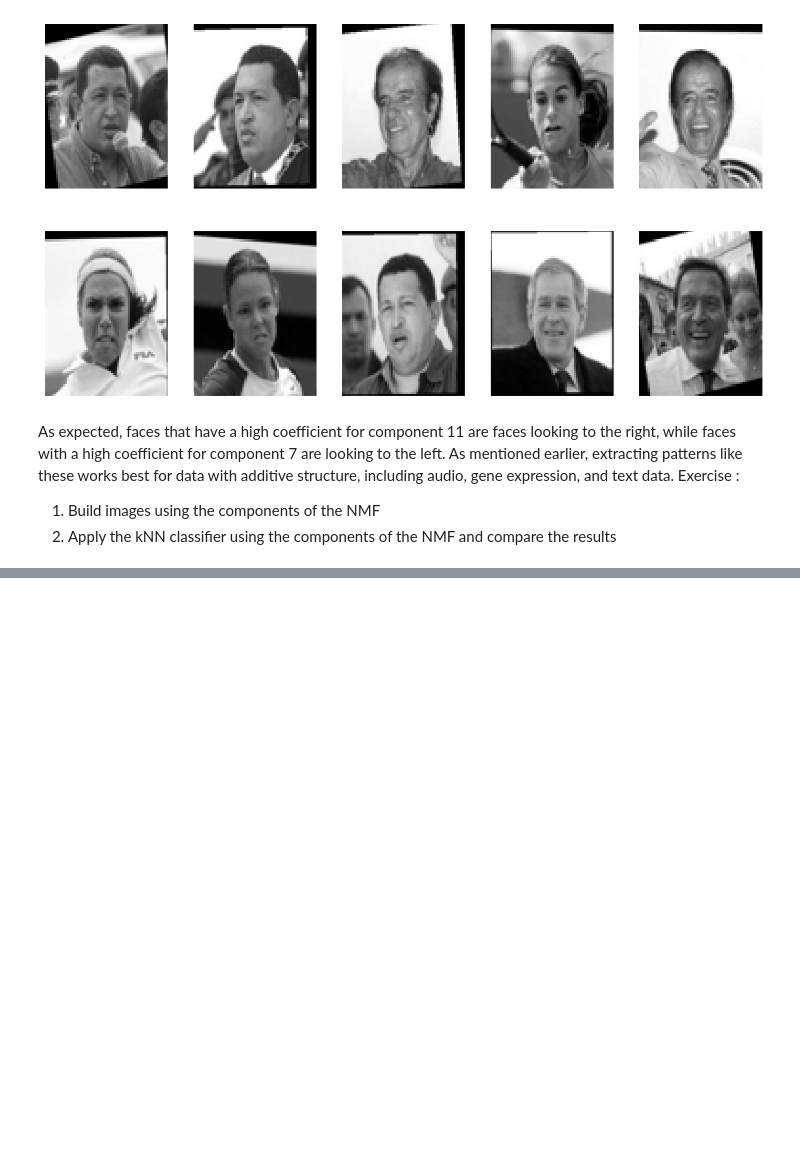
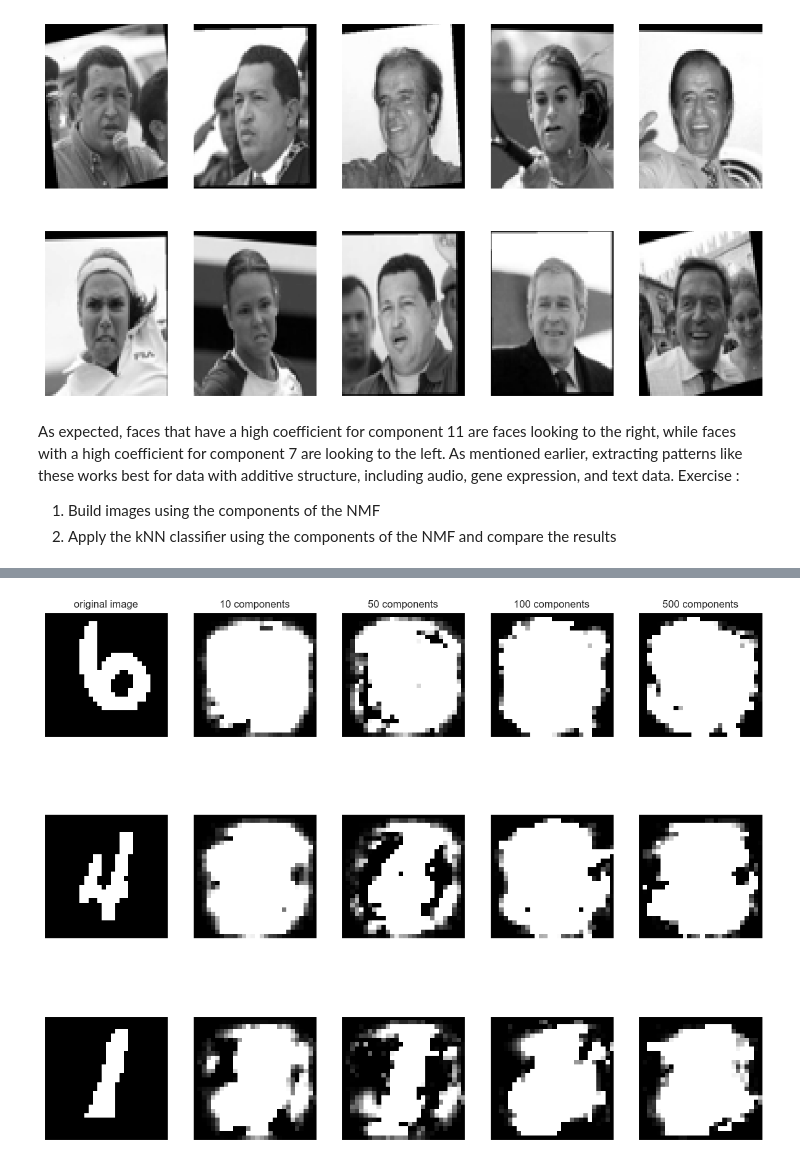
Before and after one commit to thibault-chausson/DS54_TP_data_science, a Jupyter notebook: ACPandNMFonImages.ipynb, the cells around one changed output, grey strips where cells are left out. Drawn from its saved outputs; the diff is of its cells as text; code cells hidden in the pictures; blank space fills up the shorter version.

```diff
--- a/ACPandNMFonImages.ipynb
+++ b/ACPandNMFonImages.ipynb
@@ -237,0 +316,39 @@ KeyError: 0
+# %%
+#Build images using the components of the NMF
+
+from sklearn.decomposition import NMF
+
+image_shape_nmf = (28, 28)
+
+def nmf_faces(X_train_fct, X_test_fct):
+    # Build NMF models with 10, 50, 100, 500 components
+    # this list will hold the back-transformd test-data
+    reduced_images = []
+    for n_components in [10, 50, 100, 500]:
+        # build the NMF model
+        nmf = NMF(n_components=n_components)
+        nmf.fit(X_train_fct)
+        # transform the test data (afterwards has n_components many dimensions)
+        X_test_fct_nmf = nmf.transform(X_test_fct)
+        # back-transform the transformed test-data
+        # (afterwards it's in the original space again)
+        X_test_fct_back = nmf.inverse_transform(X_test_fct_nmf)
+        reduced_images.append(X_test_fct_back)
+    return reduced_images
+
+def plot_nmf_faces(X_train_fct, X_test_fct, image_shape):
+    reduced_images = nmf_faces(X_train_fct, X_test_fct)  # nmf_faces function is not defined in the code
+    # plot the first three images in the test set:
+    fig, axes = plt.subplots(3, 5, figsize=(15, 12), subplot_kw={'xticks': (), 'yticks': ()})
+    for i, ax in enumerate(axes): # plot original image
+        ax[0].imshow(X_test_fct[i].reshape(image_shape), vmin=0, vmax=1, cmap='gray')
+        #plot the four back-transformed images
+        for a, X_test_fct_back in zip(ax[1:], reduced_images):
+            a.imshow(X_test_fct_back[i].reshape(image_shape), vmin=0, vmax=1,cmap='gray') #label the top row
+    axes[0, 0].set_title("original image")
+    for ax, n_components in zip(axes[0, 1:], [10, 50, 100, 500]):
+        ax.set_title("%d components" % n_components)
+# %%
+plot_nmf_faces(train_x, test_x, image_shape_nmf)
+# %% [output]
+[figure, added]
```
Also changed, not shown: parts of 11 cells of this notebook, 13 other files.
